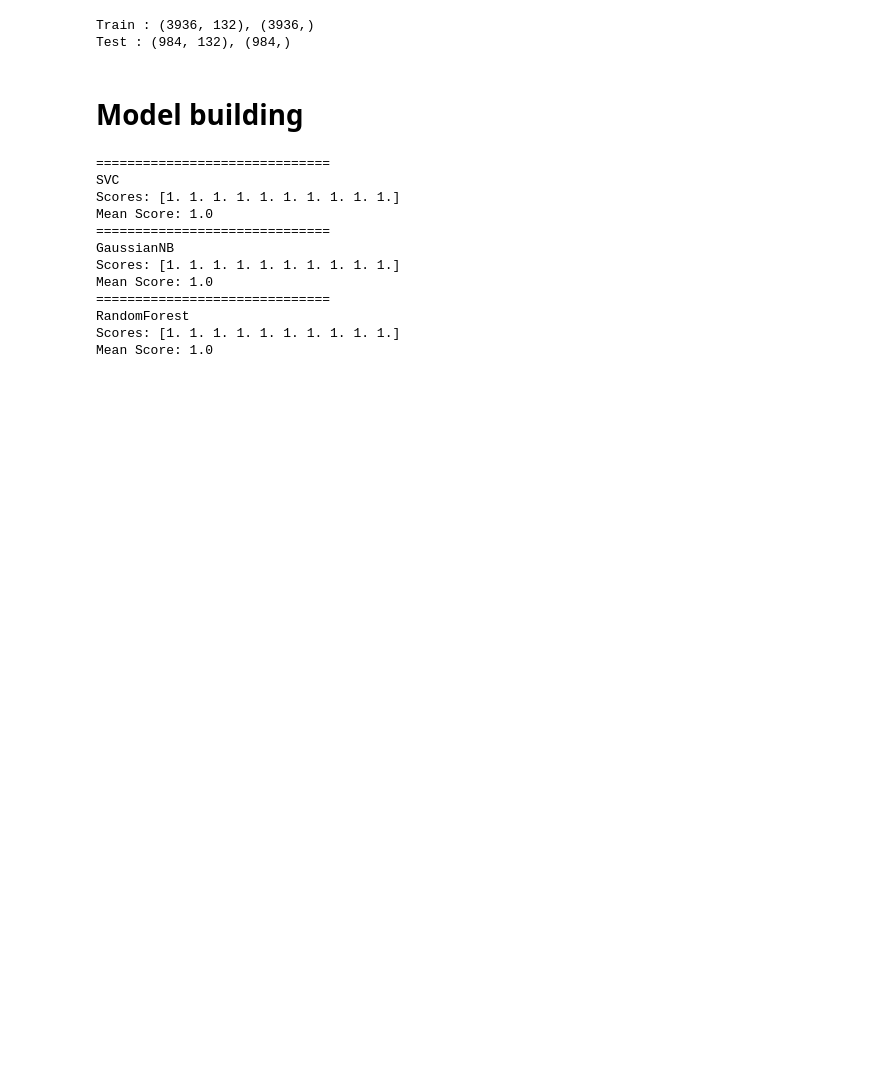
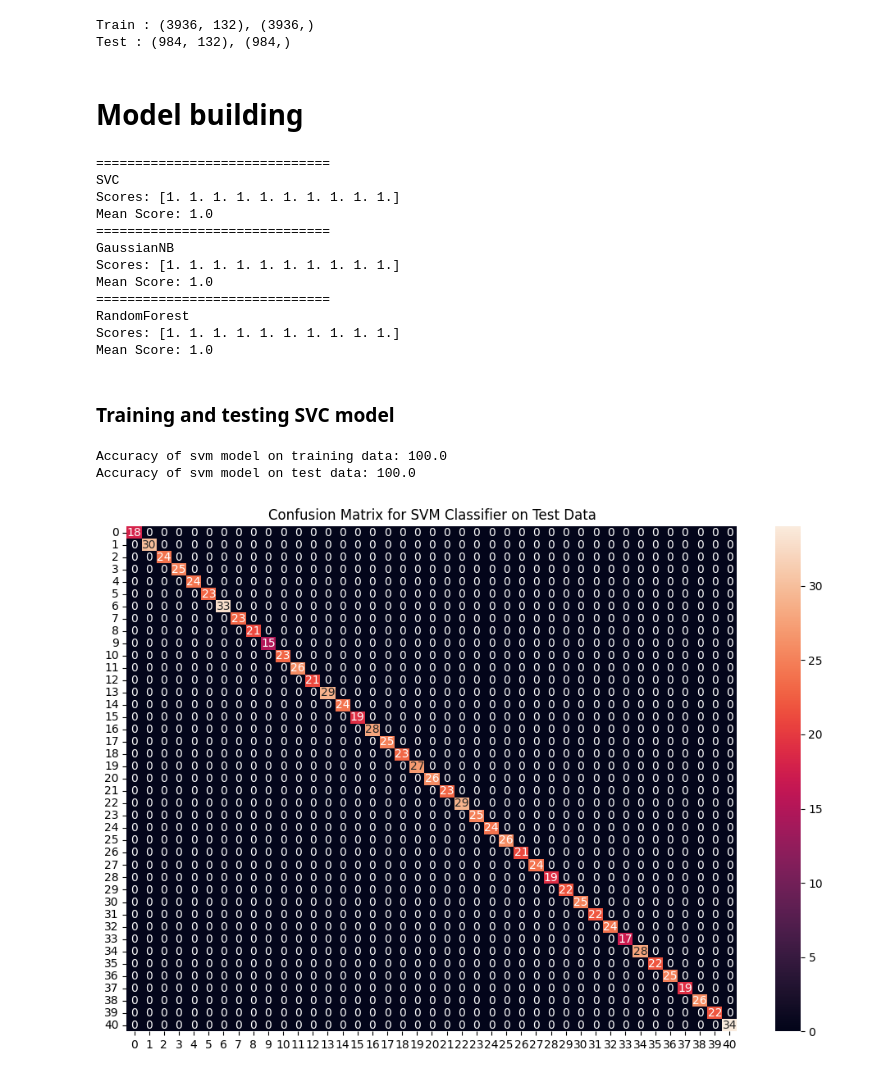
Before and after one commit to SANJAY-KRISHNA-MV/ML-Disease-Diagnosis, a Jupyter notebook: notebooks/model_training.ipynb, the cells around one changed output. Drawn from its saved outputs; the diff is of its cells as text; code cells hidden in the pictures; blank space fills up the shorter version.

```diff
--- a/notebooks/model_training.ipynb
+++ b/notebooks/model_training.ipynb
@@ -102,3 +102,21 @@ Mean Score: 1.0
 RandomForest
 Scores: [1. 1. 1. 1. 1. 1. 1. 1. 1. 1.]
 Mean Score: 1.0
+# %% [markdown]
+### Training and testing SVC model
+# %%
+svm_model = SVC()
+svm_model.fit(X_train,y_train)
+preds = svm_model.predict(X_test)
+print(f"Accuracy of svm model on training data: {accuracy_score(y_train,svm_model.predict(X_train))*100}")
+print(f"Accuracy of svm model on test data: {accuracy_score(y_test,svm_model.predict(X_test))*100}")
+
+cf_matrix = confusion_matrix(y_test,preds)
+plt.figure(figsize=(12,8))
+sns.heatmap(cf_matrix,annot=True)
+plt.title("Confusion Matrix for SVM Classifier on Test Data")
+plt.show()
+# %% [output]
+Accuracy of svm model on training data: 100.0
+Accuracy of svm model on test data: 100.0
+[figure, added]
```
Also changed, not shown: parts of 4 cells of this notebook, 3 other files.
